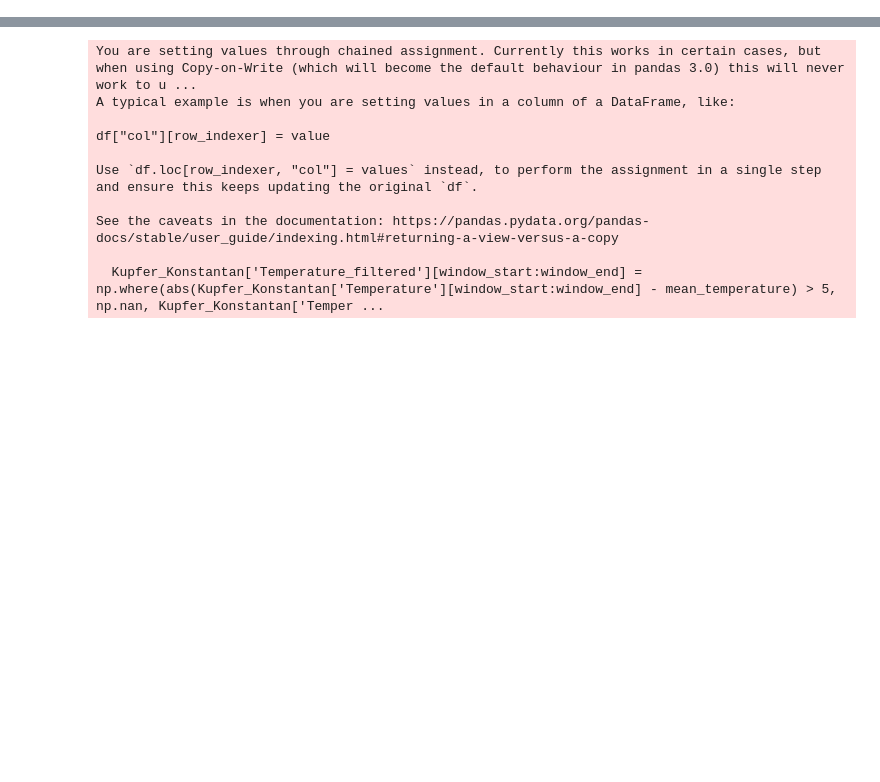
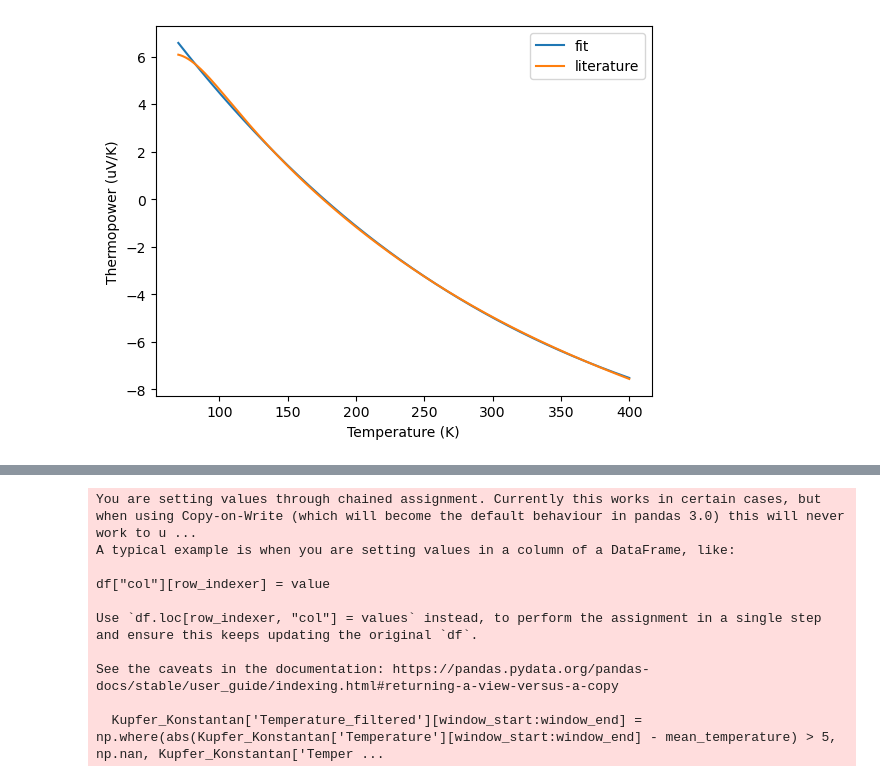
Before and after one commit to mreihs/pplus_seebeck, a Jupyter notebook: second_attempt/analysis.ipynb, the cells around one changed output, grey strips where cells are left out. Saved outputs shown, nothing was run; the diff lists cells and outputs as text; code cells hidden in the pictures; blank space fills up the shorter version.

```diff
--- a/second_attempt/analysis.ipynb
+++ b/second_attempt/analysis.ipynb
@@ -6,3 +6,25 @@ import numpy as np
 import matplotlib.pyplot as plt
 import seaborn as sns
 import os
+# %%
+# literature values
+# thermopower of platinum
+
+# plot the literature values
+plt.figure()
+T = np.linspace(70, 400, 1000)
+S_Pt = 0.186 * T * (np.exp(-(T/88)) - 0.0786 + (0.43 / (1 + (T / 84.3) ** 4))) - 2.57
+
+# fit S_Pt using a third order polynomial
+# fit the data
+p = np.polyfit(T, S_Pt, 3)
+S_Pt_fit = np.polyval(p, T)
+
+plt.plot(T, S_Pt_fit, label='fit')
+plt.plot(T, S_Pt, label='literature')
+plt.xlabel('Temperature (K)')
+plt.ylabel('Thermopower (uV/K)')
+plt.legend()
+plt.show()
+# %% [output]
+[figure, added]
```
Also changed, not shown: parts of 10 cells of this notebook.
